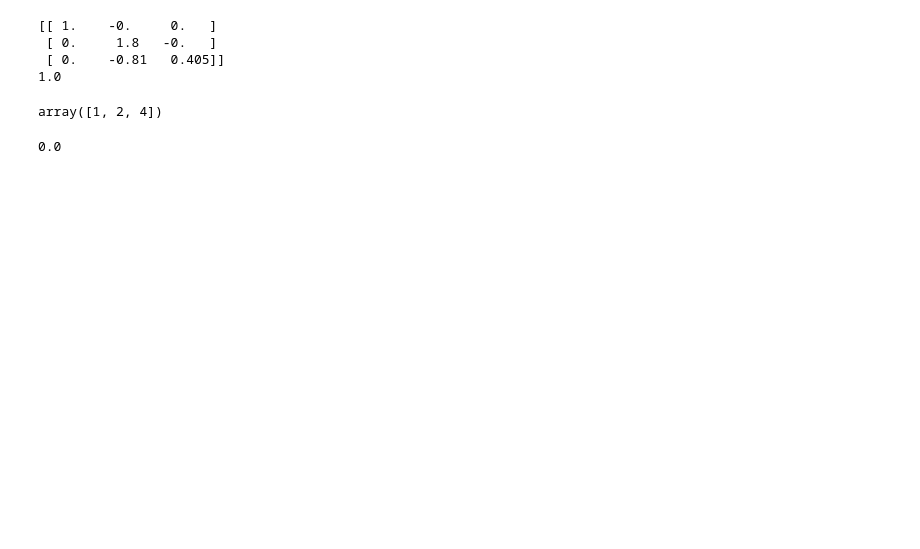
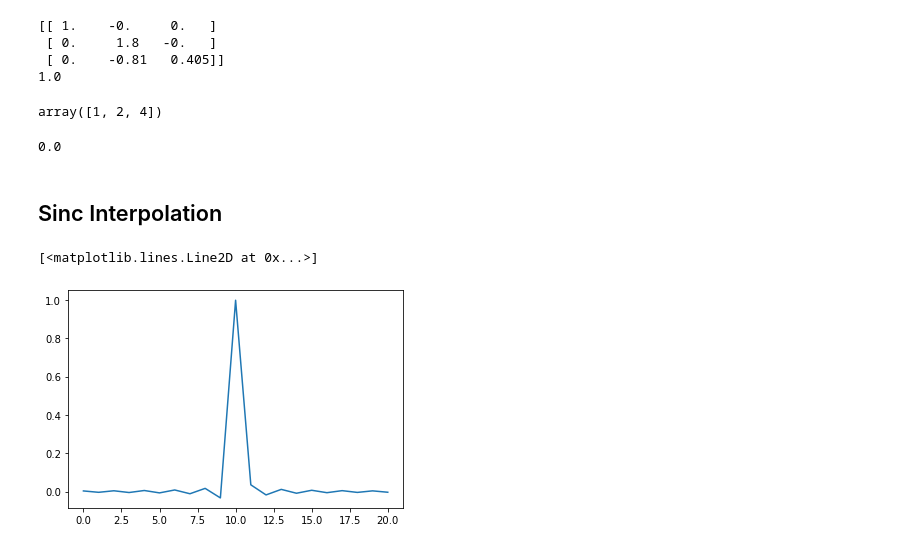
Before and after one commit to steDamiano/pyroadacoustics, a Jupyter notebook: research_notebooks/fractional_delay_filters.ipynb, the cells around one changed output. Saved outputs shown, nothing was run; the diff lists cells and outputs as text; code cells hidden in the pictures; blank space fills up the shorter version.

Commit message:
Sinc interpolation table

```diff
--- a/research_notebooks/fractional_delay_filters.ipynb
+++ b/research_notebooks/fractional_delay_filters.ipynb
@@ -361,3 +361,19 @@ array([1, 2, 4])
 np.floor(0.5)
 # %% [output]
 0.0
+# %% [markdown]
+## Sinc Interpolation
+# %%
+tau = np.arange(0, 1, 0.0342)
+ntaps = 21
+sinc_window = np.hanning(ntaps)
+sinc_lut = np.zeros((len(tau), ntaps))
+for idx, val in enumerate(tau):
+    sinc_lut[idx] = 1 * np.sinc(np.arange(0,ntaps) - (ntaps - 1) / 2 - tau[idx])
+# %%
+x = np.arange(-10,10, 0.1)
+y = np.sinc(x)
+plt.plot(sinc_lut[1])
+# %% [output]
+[<matplotlib.lines.Line2D at 0x...>]
+[figure, added]
```
Also changed, not shown: parts of 17 cells of this notebook, 3 other files.
